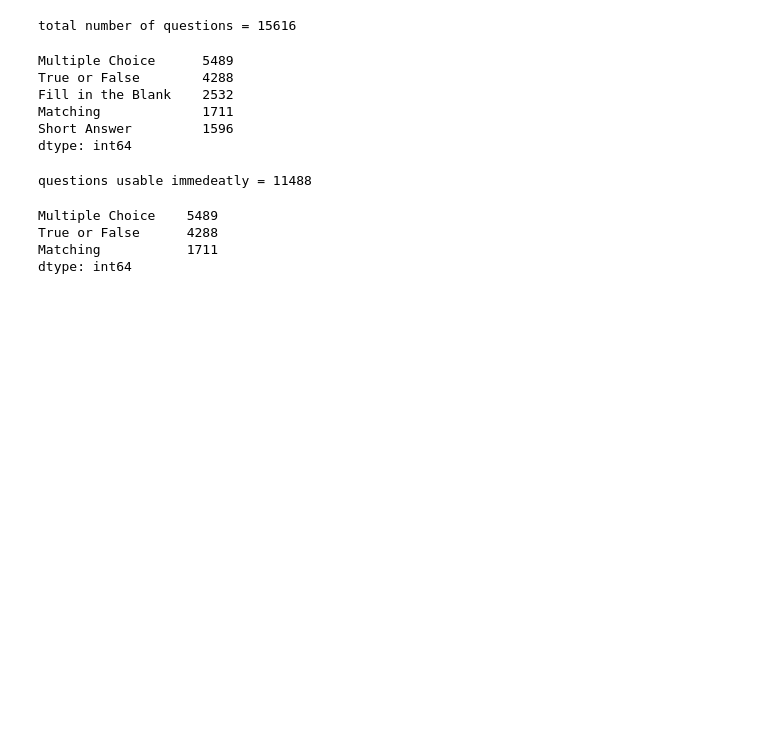
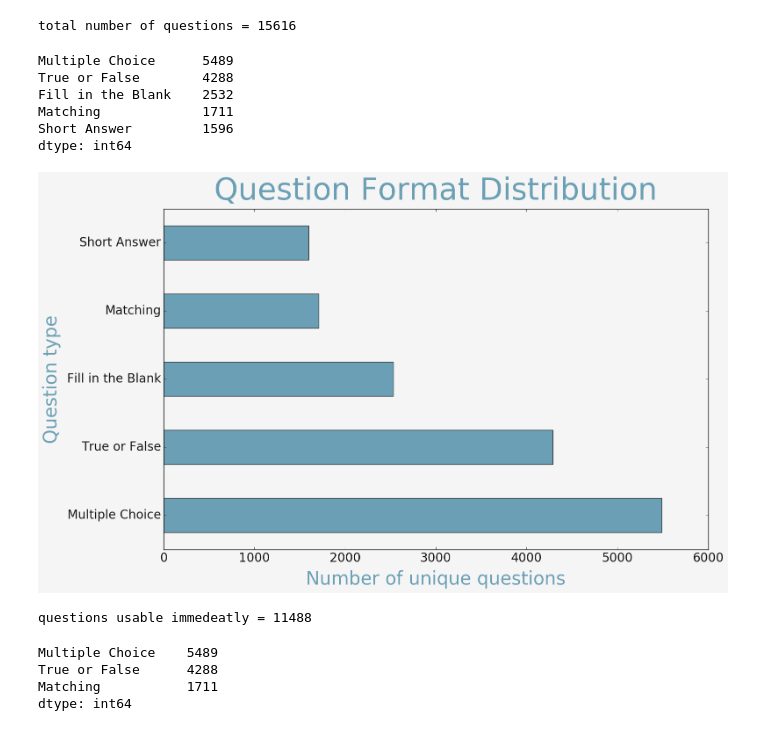
Before and after one commit to drschwenk/stb_notebooks, a Jupyter notebook: review_ck12_dataset.ipynb, the cells around one changed output. Drawn from its saved outputs; the diff is of its cells as text; code cells hidden in the pictures; blank space fills up the shorter version.

Commit message:
working on diagram discovery

```diff
--- a/review_ck12_dataset.ipynb
+++ b/review_ck12_dataset.ipynb
@@ -50,3 +49,13 @@ from pdfextraction.lesson_viz import display_lesson_html as lesson_viz
+# %%
+%%capture
+import matplotlib as mpl
+mpl.use("Agg")
+import matplotlib.pylab as plt
+#%matplotlib notebook
+%matplotlib inline
+%load_ext base16_mplrc
+%base16_mplrc light default
+plt.rcParams['figure.figsize'] = (16.0, 10.0)
 # %% [markdown]
 # Load data
 # %% [markdown]
@@ -160,6 +196,15 @@ Fill in the Blank    2532
 Matching             1711
 Short Answer         1596
 dtype: int64
+# %%
+_ = question_counts.plot(kind="barh")
+plt.title('Question Format Distribution', fontsize=50, verticalalignment='bottom', color = b16_colors.b)
+plt.ylabel("Question type", fontsize=30, labelpad=10, color = b16_colors.b)
+plt.xlabel("Number of unique questions", fontsize=30, labelpad=10, color = b16_colors.b)
+plt.tick_params(axis='x', which='major', labelsize=20)
+plt.tick_params(axis='y', which='major', labelsize=20)
+# %% [output]
+[figure, added]
 # %%
 usable_questions = question_counts[:2].append(question_counts[3:4])
 # %%
```
Also changed, not shown: parts of 10 cells of this notebook, 3 other files.
